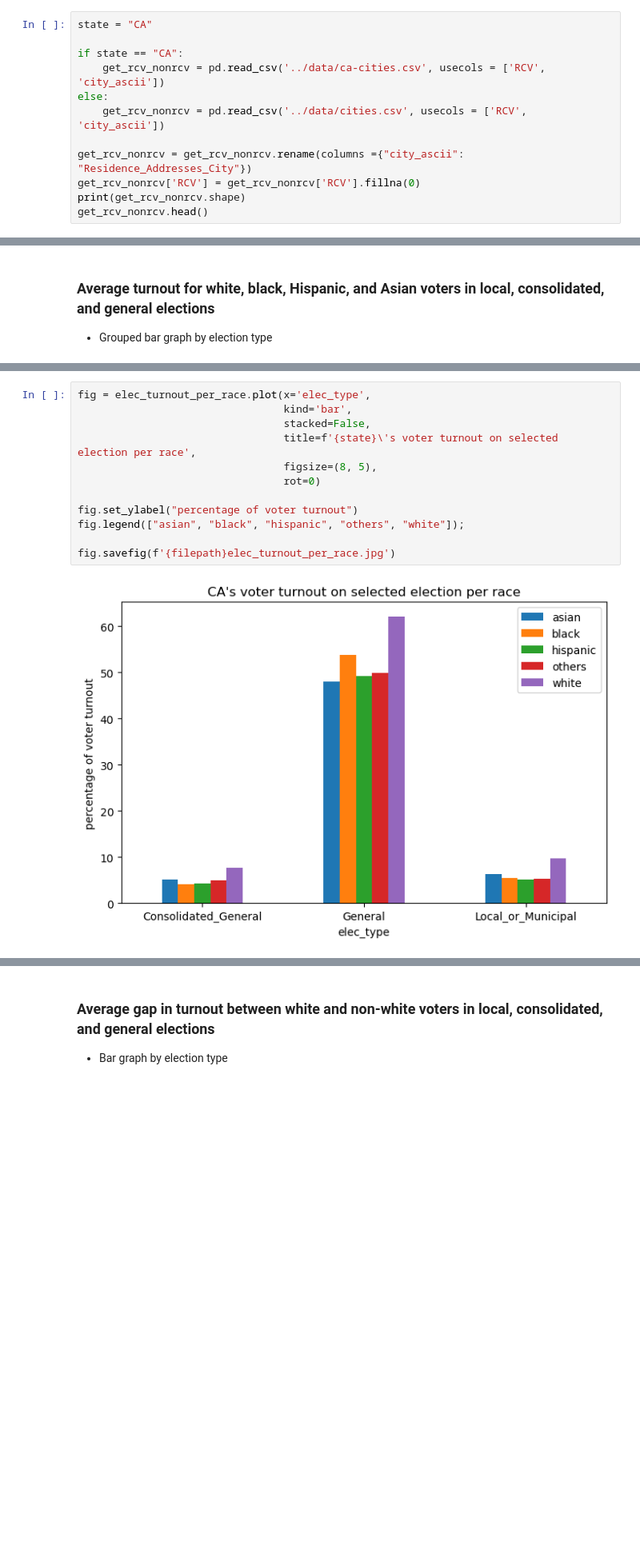
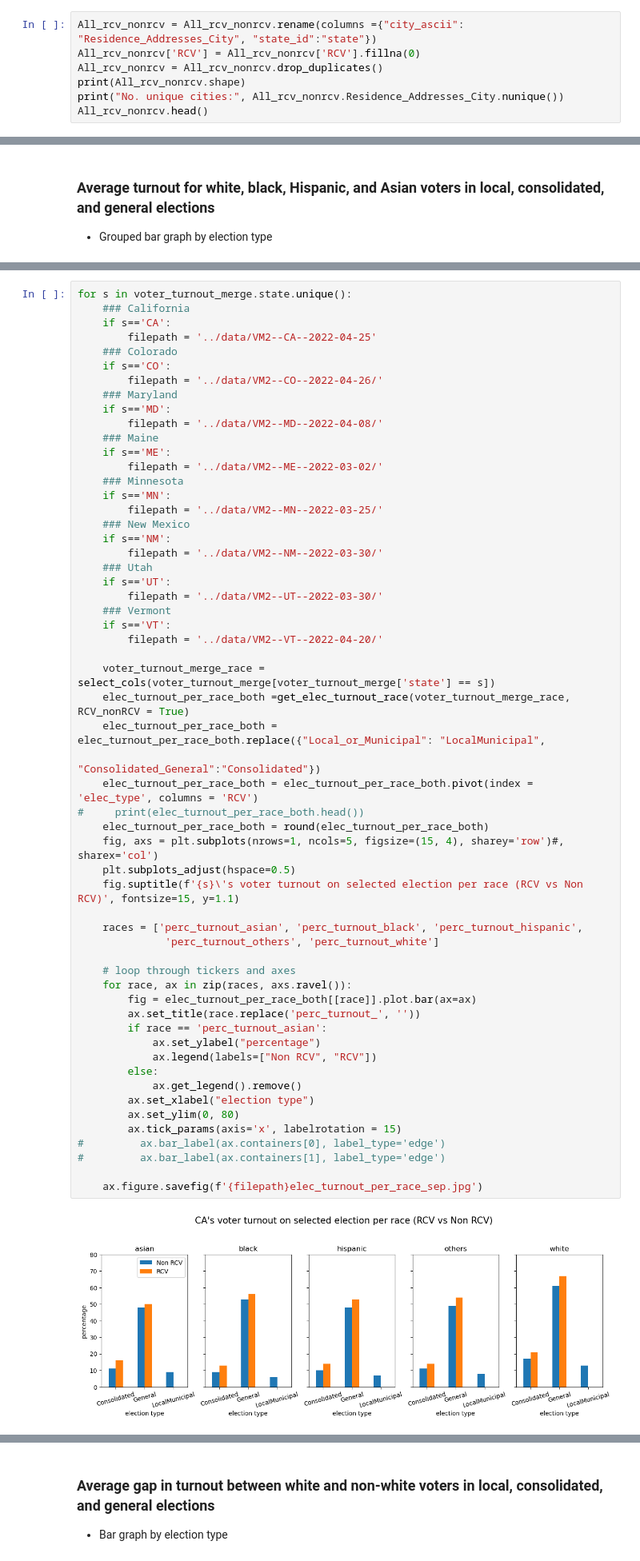
Before and after one commit to jnshzk/capstone, a Jupyter notebook: Visualization_by_race.ipynb, the cells around one changed output, grey strips where cells are left out. Shown at 80% size. Cells and saved outputs as stored; diff of their text form; blank space fills up the shorter version.

Commit message:
update all states race vis

```diff
--- a/Visualization_by_race.ipynb
+++ b/Visualization_by_race.ipynb
@@ -4,13 +17,8 @@ import numpy as np
 # %%
-state = "CA"
-
-if state == "CA":
-    get_rcv_nonrcv = pd.read_csv('../data/ca-cities.csv', usecols = ['RCV', 'city_ascii'])
-else:
-    get_rcv_nonrcv = pd.read_csv('../data/cities.csv', usecols = ['RCV', 'city_ascii'])
-
-get_rcv_nonrcv = get_rcv_nonrcv.rename(columns ={"city_ascii": "Residence_Addresses_City"})
-get_rcv_nonrcv['RCV'] = get_rcv_nonrcv['RCV'].fillna(0)
-print(get_rcv_nonrcv.shape)
-get_rcv_nonrcv.head()
+All_rcv_nonrcv = All_rcv_nonrcv.rename(columns ={"city_ascii": "Residence_Addresses_City", "state_id":"state"})
+All_rcv_nonrcv['RCV'] = All_rcv_nonrcv['RCV'].fillna(0)
+All_rcv_nonrcv = All_rcv_nonrcv.drop_duplicates()
+print(All_rcv_nonrcv.shape)
+print("No. unique cities:", All_rcv_nonrcv.Residence_Addresses_City.nunique())
+All_rcv_nonrcv.head()
 # %% [output]
@@ -122,14 +233,59 @@ elec_turnout_per_race
 # %%
-fig = elec_turnout_per_race.plot(x='elec_type',
-                                 kind='bar',
-                                 stacked=False,
-                                 title=f'{state}\'s voter turnout on selected election per race',
-                                 figsize=(8, 5),
-                                 rot=0)
+for s in voter_turnout_merge.state.unique():
+    ### California
+    if s=='CA':
+        filepath = '../data/VM2--CA--2022-04-25'
+    ### Colorado
+    if s=='CO':
+        filepath = '../data/VM2--CO--2022-04-26/'
+    ### Maryland
+    if s=='MD':
+        filepath = '../data/VM2--MD--2022-04-08/'
+    ### Maine
+    if s=='ME':
+        filepath = '../data/VM2--ME--2022-03-02/'
+    ### Minnesota
+    if s=='MN':
+        filepath = '../data/VM2--MN--2022-03-25/'
+    ### New Mexico
+    if s=='NM':
+        filepath = '../data/VM2--NM--2022-03-30/'
+    ### Utah
+    if s=='UT':
+        filepath = '../data/VM2--UT--2022-03-30/'
+    ### Vermont
+    if s=='VT':
+        filepath = '../data/VM2--VT--2022-04-20/'
 
-fig.set_ylabel("percentage of voter turnout")
-fig.legend(["asian", "black", "hispanic", "others", "white"]);
+    voter_turnout_merge_race = select_cols(voter_turnout_merge[voter_turnout_merge['state'] == s])
+    elec_turnout_per_race_both =get_elec_turnout_race(voter_turnout_merge_race, RCV_nonRCV = True)
+    elec_turnout_per_race_both = elec_turnout_per_race_both.replace({"Local_or_Municipal": "LocalMunicipal",
+                                                                    "Consolidated_General":"Consolidated"})
+    elec_turnout_per_race_both = elec_turnout_per_race_both.pivot(index = 'elec_type', columns = 'RCV')
+#     print(elec_turnout_per_race_both.head())
+    elec_turnout_per_race_both = round(elec_turnout_per_race_both)
+    fig, axs = plt.subplots(nrows=1, ncols=5, figsize=(15, 4), sharey='row')#, sharex='col')
+    plt.subplots_adjust(hspace=0.5)
+    fig.suptitle(f'{s}\'s voter turnout on selected election per race (RCV vs Non RCV)', fontsize=15, y=1.1)
 
-fig.savefig(f'{filepath}elec_turnout_per_race.jpg')
+    races = ['perc_turnout_asian', 'perc_turnout_black', 'perc_turnout_hispanic',
+              'perc_turnout_others', 'perc_turnout_white']
+
+    # loop through tickers and axes
+    for race, ax in zip(races, axs.ravel()):
+        fig = elec_turnout_per_race_both[[race]].plot.bar(ax=ax)
+        ax.set_title(race.replace('perc_turnout_', ''))
+        if race == 'perc_turnout_asian':
+            ax.set_ylabel("percentage")
+            ax.legend(labels=["Non RCV", "RCV"])
+        else:
+            ax.get_legend().remove()
+        ax.set_xlabel("election type")
+        ax.set_ylim(0, 80)
+        ax.tick_params(axis='x', labelrotation = 15)
+#         ax.bar_label(ax.containers[0], label_type='edge')
+#         ax.bar_label(ax.containers[1], label_type='edge')
+
+    ax.figure.savefig(f'{filepath}elec_turnout_per_race_sep.jpg')
 # %% [output]
-[figure, old version]
+[figure, new version]
```
Also changed, not shown: parts of 25 cells of this notebook.
